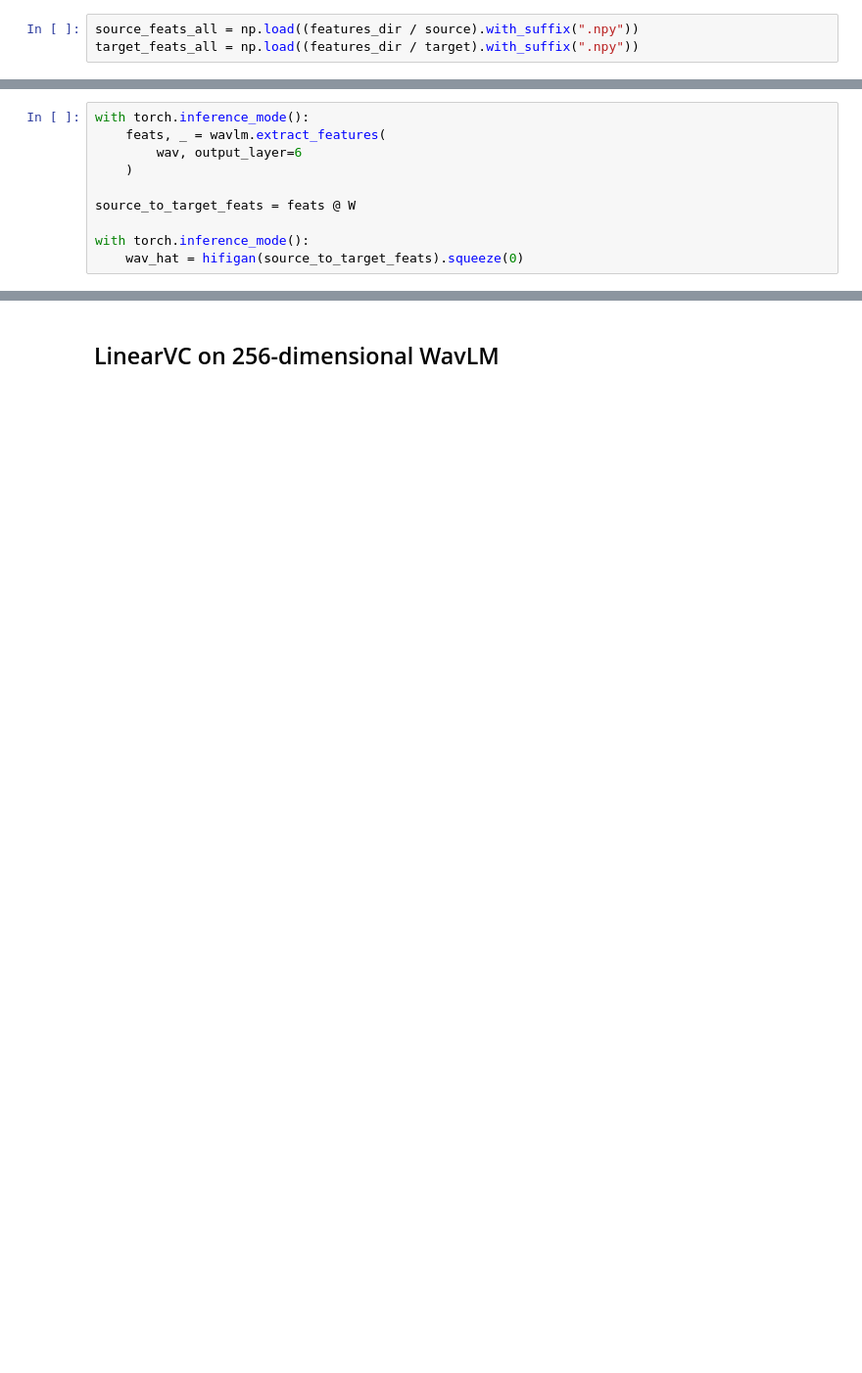
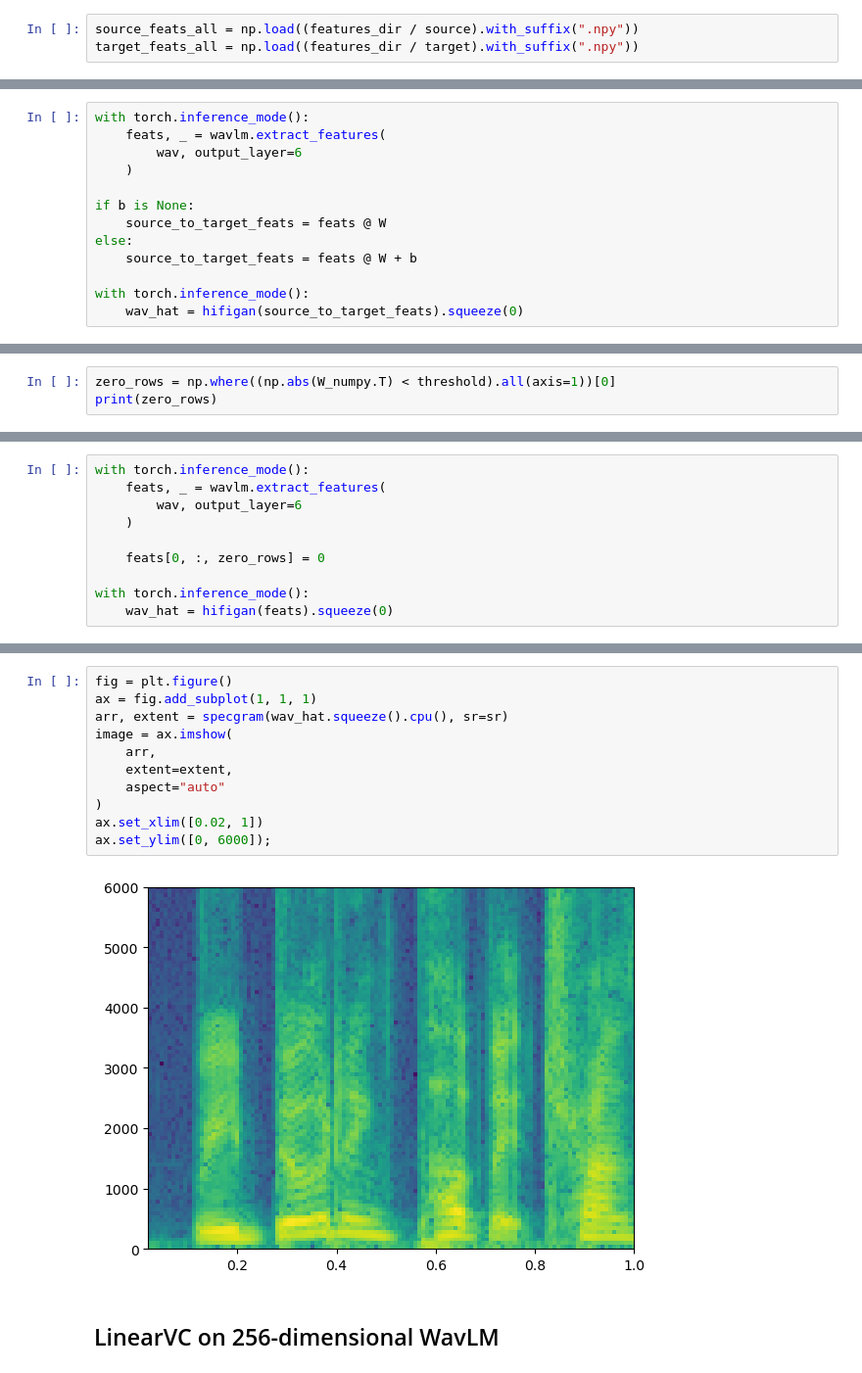
Before and after one commit to kamperh/linearvc, a Jupyter notebook: doc/analysis_matrices.ipynb, the cells around one changed output, grey strips where cells are left out. Shown at 98% size. Saved outputs shown, nothing was run; the diff lists cells and outputs as text; blank space fills up the shorter version.

```diff
--- a/doc/analysis_matrices.ipynb
+++ b/doc/analysis_matrices.ipynb
@@ -79,7 +136,10 @@ with torch.inference_mode():
         wav, output_layer=6
     )
 
-source_to_target_feats = feats @ W
+if b is None:
+    source_to_target_feats = feats @ W
+else:
+    source_to_target_feats = feats @ W + b
 
 with torch.inference_mode():
     wav_hat = hifigan(source_to_target_feats).squeeze(0)
@@ -132,0 +244,3 @@ Determinant: 0.0
+# %%
+zero_rows = np.where((np.abs(W_numpy.T) < threshold).all(axis=1))[0]
+print(zero_rows)
@@ -132,0 +271,10 @@ Determinant: 0.0
+# %%
+with torch.inference_mode():
+    feats, _ = wavlm.extract_features(
+        wav, output_layer=6
+    )
+
+    feats[0, :, zero_rows] = 0
+
+with torch.inference_mode():
+    wav_hat = hifigan(feats).squeeze(0)
@@ -133,2 +285,15 @@ Determinant: 0.0
+# %%
+fig = plt.figure()
+ax = fig.add_subplot(1, 1, 1)
+arr, extent = specgram(wav_hat.squeeze().cpu(), sr=sr)
+image = ax.imshow(
+    arr,
+    extent=extent,
+    aspect="auto"
+)
+ax.set_xlim([0.02, 1])
+ax.set_ylim([0, 6000]);
+# %% [output]
+[figure, added]
 # %% [markdown]
 ## LinearVC on 256-dimensional WavLM
```
Also changed, not shown: parts of 29 cells of this notebook, 6 other files.
